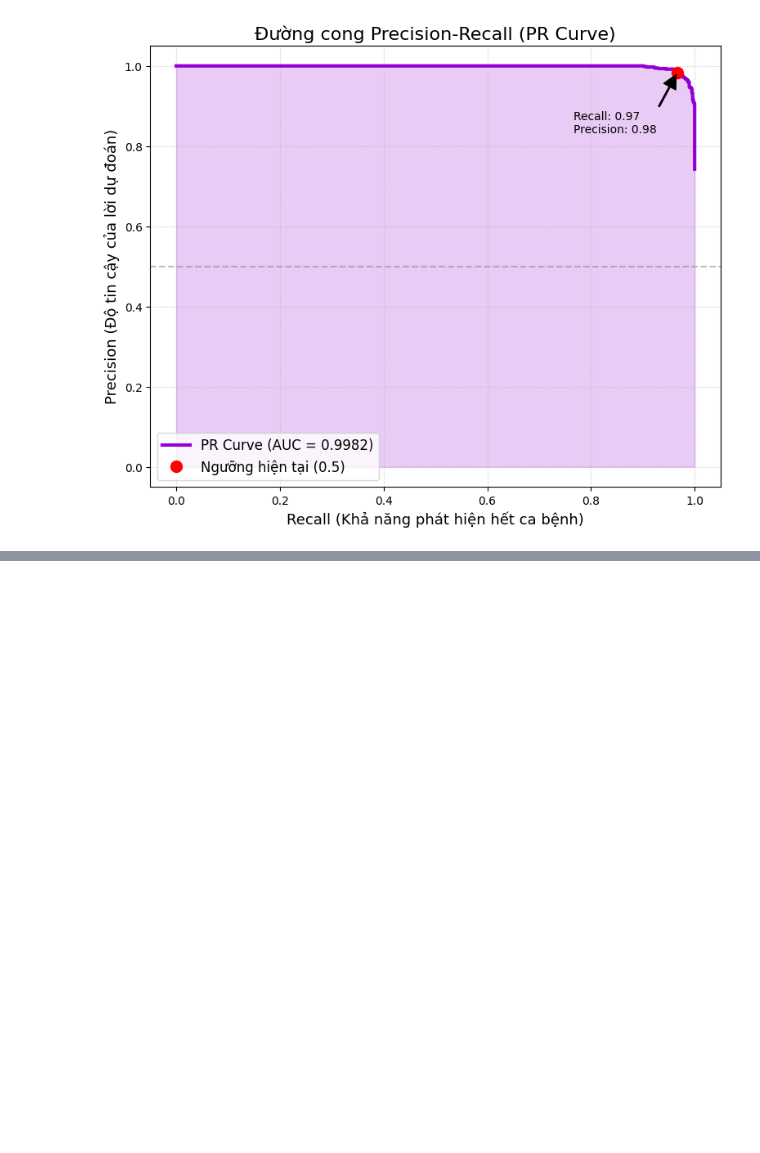
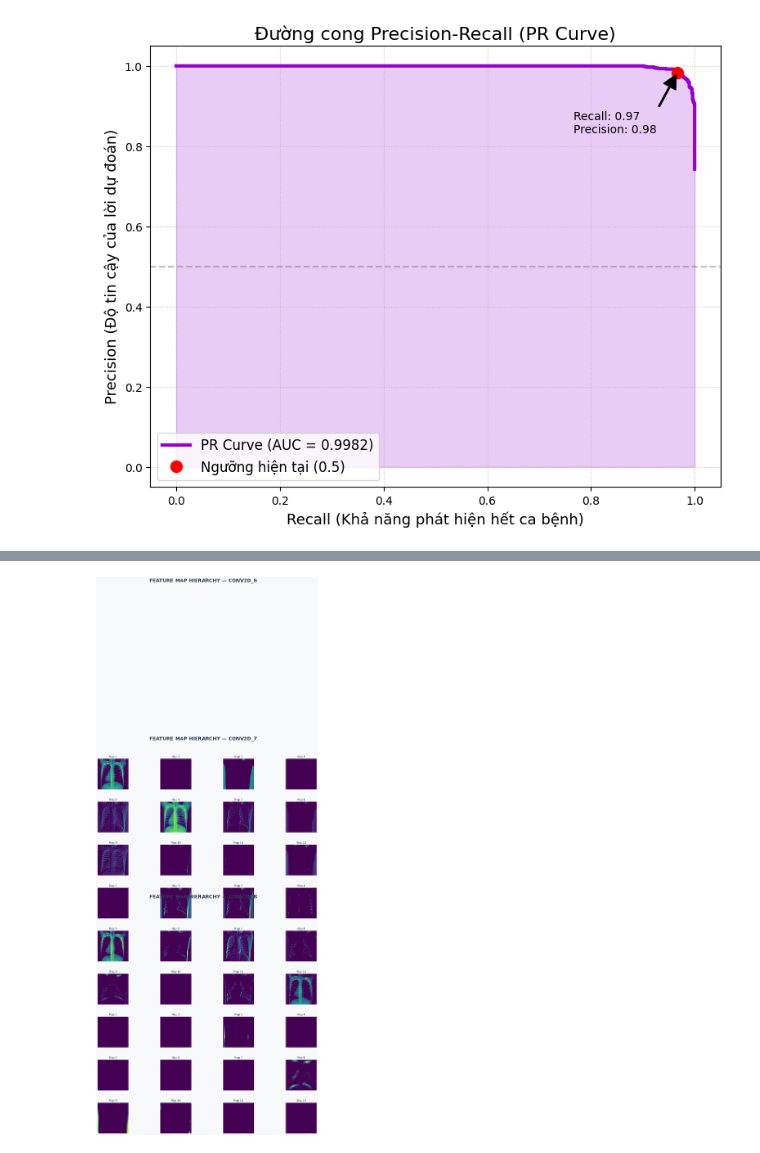
Before and after one commit to thuynguyenhuit/hocsau, a Jupyter notebook: Nhan_dien_benh_phoi_bang_mo_hinh_CNN.ipynb, the cells around one changed output, grey strips where cells are left out. Saved outputs shown, nothing was run; the diff lists cells and outputs as text; code cells hidden in the pictures; blank space fills up the shorter version.

```diff
--- a/Nhan_dien_benh_phoi_bang_mo_hinh_CNN.ipynb
+++ b/Nhan_dien_benh_phoi_bang_mo_hinh_CNN.ipynb
@@ -315,0 +387,53 @@ plt.show()
+# %%
+import matplotlib.pyplot as plt
+import numpy as np
+
+def plot_styled_feature_maps(feature_maps, layer_names, sample_img):
+    # Số lượng lớp Conv2D
+    n_layers = len(feature_maps)
+    # Thiết lập số lượng filter tối đa muốn hiển thị mỗi lớp (ví dụ 12 filters để chia khung 3x4)
+    n_cols = 4
+    n_rows_per_layer = 3
+    max_filters = n_cols * n_rows_per_layer # 12 filters
+
+    # Tạo figure tổng với nền xám nhạt cho chuyên nghiệp
+    fig = plt.figure(figsize=(20, 10 * n_layers))
+    fig.patch.set_facecolor('#f8f9fa')
+
+    for i, (f_map, name) in enumerate(zip(feature_maps, layer_names)):
+        # Tạo một vùng bao quanh cho mỗi lớp (Sub-figure)
+        n_filters = min(f_map.shape[-1], max_filters)
+
+        # Tiêu đề cho từng cụm lớp
+        title_y = 1.0 - (i / n_layers) - 0.02
+        plt.figtext(0.5, title_y + 0.3, f"FEATURE MAP HIERARCHY — {name.upper()}",
+                    ha="center", va="top", fontsize=22, fontweight='bold', color='#2c3e50')
+
+        # Vẽ các map nhỏ
+        for j in range(n_filters):
+            # Tính toán vị trí subplot
+            ax = fig.add_subplot(n_layers * n_rows_per_layer, n_cols, i * (n_cols * n_rows_per_layer) + j + 1)
+
+            # Trích xuất và chuẩn hóa dữ liệu để hiển thị rõ
+            fm = f_map[0, :, :, j]
+            fm = (fm - fm.min()) / (fm.max() - fm.min() + 1e-8) # Chuẩn hóa 0-1
+
+            # Hiển thị với colormap viridis (như ảnh mẫu)
+            ax.imshow(fm, cmap='viridis')
+            ax.set_title(f"Map {j+1}", fontsize=12, color='#34495e')
+            ax.axis('off')
+
+            # Thêm khung viền màu sắc cho từng lớp (vàng, tím, xanh như ảnh mẫu)
+            colors = ['#f1c40f', '#9b59b6', '#2ecc71']
+            for spine in ax.spines.values():
+                spine.set_edgecolor(colors[i % len(colors)])
+                spine.set_linewidth(2)
+
+    plt.subplots_adjust(hspace=0.4, wspace=0.1, top=0.9)
+    plt.show()
+
+# Gọi hàm thực hiện
+# Đảm bảo bạn đã có 'feature_maps' và 'conv_layer_names' từ bước trước
+plot_styled_feature_maps(feature_maps, conv_layer_names, sample_image)
+# %% [output]
+[figure, added]
```
Also changed, not shown: parts of 2 cells of this notebook.
